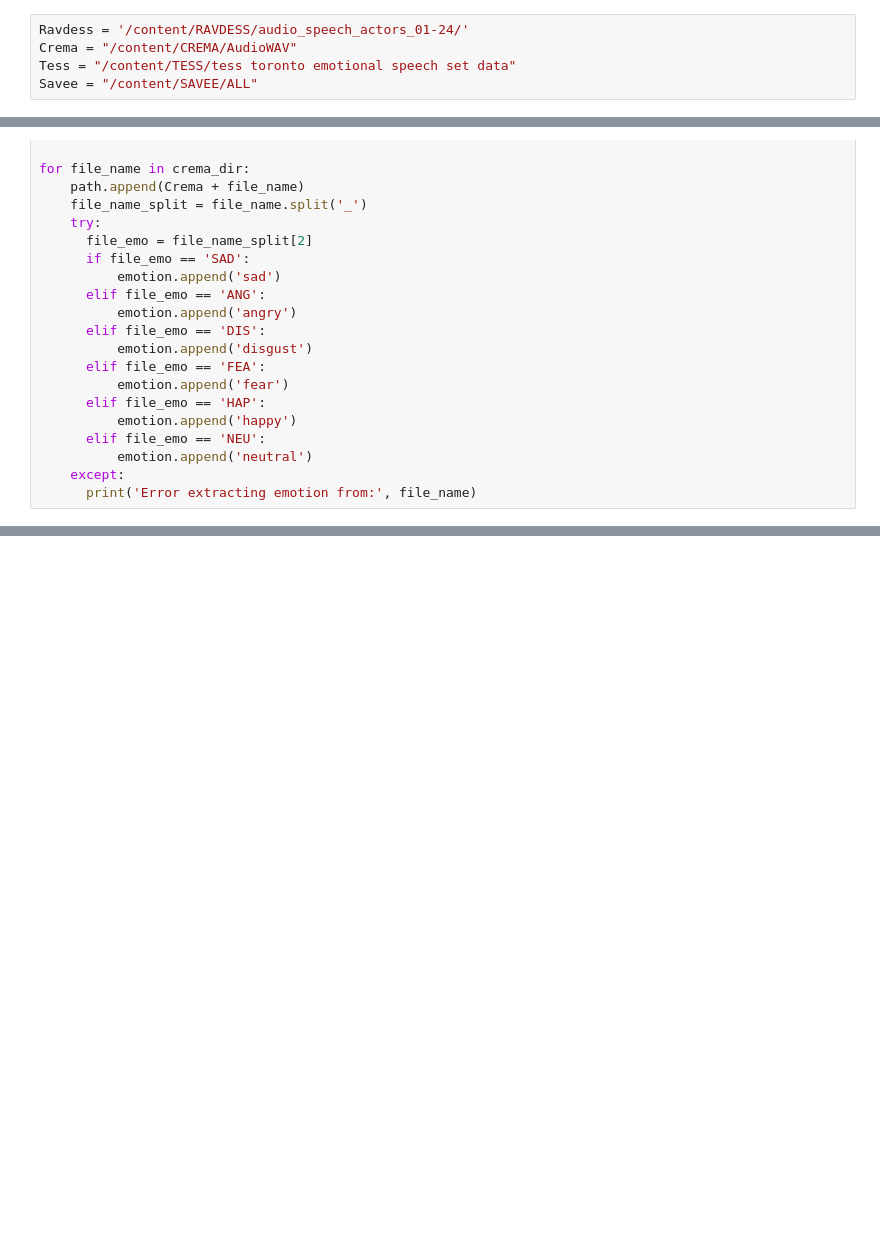
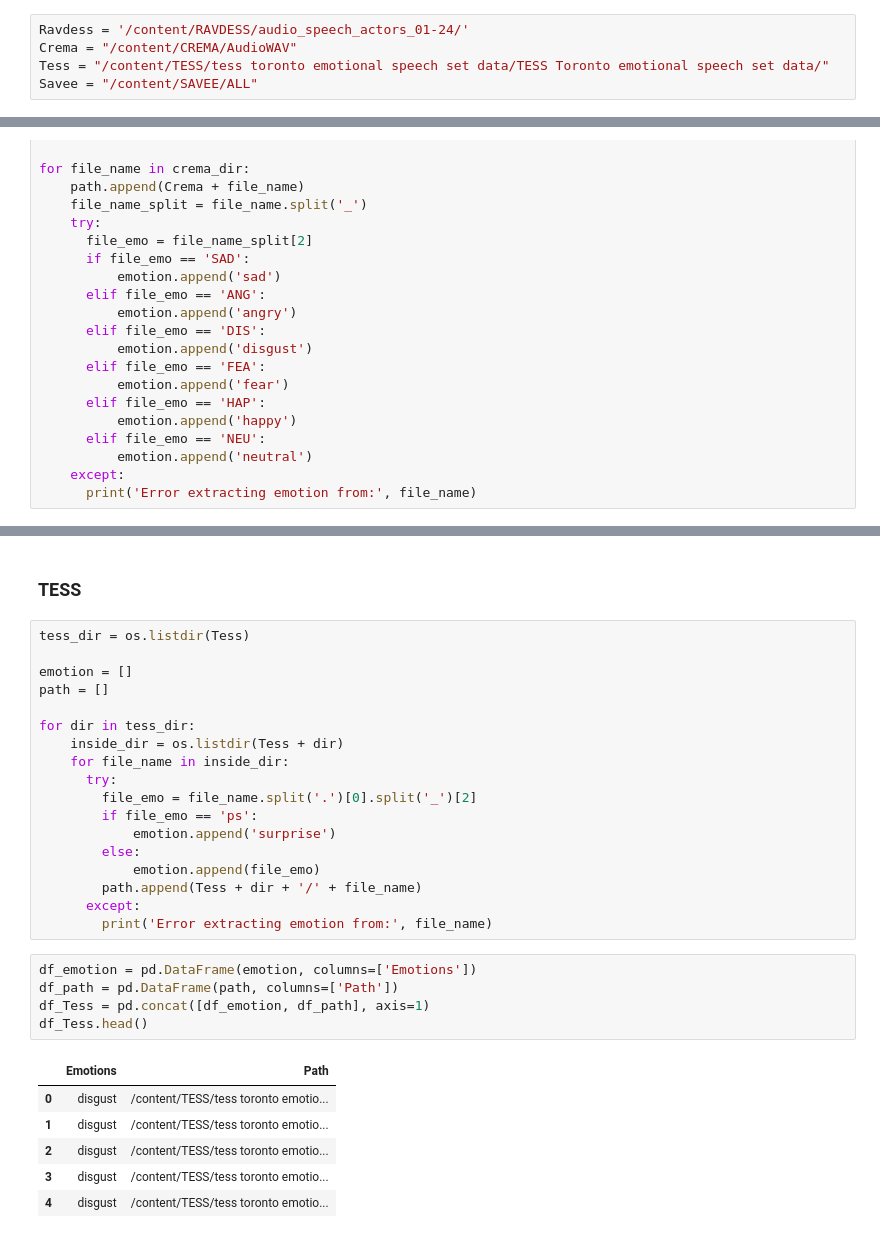
Before and after one commit to architGitHub/Speech-Emotion-Detection, a Jupyter notebook: Speech_Emotion_Detection.ipynb, the cells around one changed output, grey strips where cells are left out. Cells and saved outputs as stored; diff of their text form; blank space fills up the shorter version.

Commit message:
Extracted emotions from 'TESS'

```diff
--- a/Speech_Emotion_Detection.ipynb
+++ b/Speech_Emotion_Detection.ipynb
@@ -40,7 +40,7 @@ import IPython.display as ipd
 # %%
 Ravdess = '/content/RAVDESS/audio_speech_actors_01-24/'
 Crema = "/content/CREMA/AudioWAV"
-Tess = "/content/TESS/tess toronto emotional speech set data"
+Tess = "/content/TESS/tess toronto emotional speech set data/TESS Toronto emotional speech set data/"
 Savee = "/content/SAVEE/ALL"
 # %%
 fname = Ravdess + 'Actor_01/03-01-01-01-01-01-01.wav'
@@ -124,0 +125,32 @@ df_Crema.head()
+# %% [markdown]
+### TESS
+# %%
+tess_dir = os.listdir(Tess)
+
+emotion = []
+path = []
+
+for dir in tess_dir:
+    inside_dir = os.listdir(Tess + dir)
+    for file_name in inside_dir:
+      try:
+        file_emo = file_name.split('.')[0].split('_')[2]
+        if file_emo == 'ps':
+            emotion.append('surprise')
+        else:
+            emotion.append(file_emo)
+        path.append(Tess + dir + '/' + file_name)
+      except:
+        print('Error extracting emotion from:', file_name)
+# %%
+df_emotion = pd.DataFrame(emotion, columns=['Emotions'])
+df_path = pd.DataFrame(path, columns=['Path'])
+df_Tess = pd.concat([df_emotion, df_path], axis=1)
+df_Tess.head()
+# %% [output]
+|  | Emotions | Path |
+| 0 | disgust | /content/TESS/tess toronto emotio... |
+| 1 | disgust | /content/TESS/tess toronto emotio... |
+| 2 | disgust | /content/TESS/tess toronto emotio... |
+| 3 | disgust | /content/TESS/tess toronto emotio... |
+| 4 | disgust | /content/TESS/tess toronto emotio... |
```
Also changed, not shown: parts of 3 cells of this notebook.
